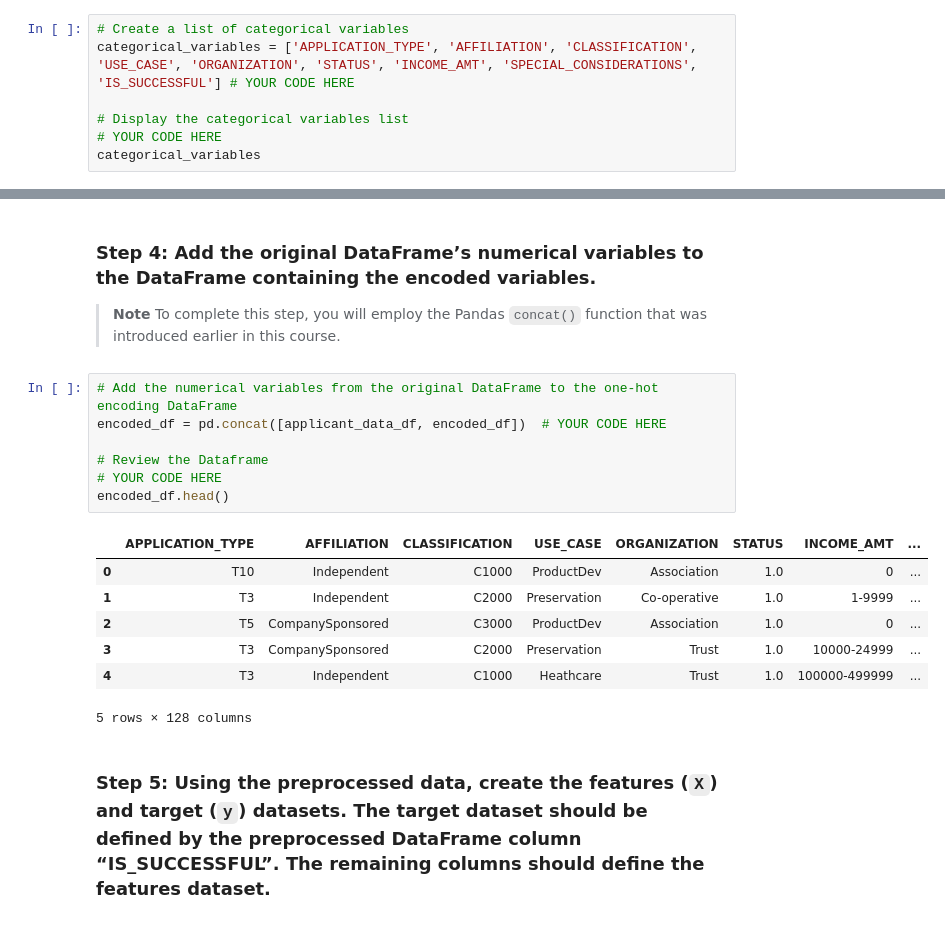
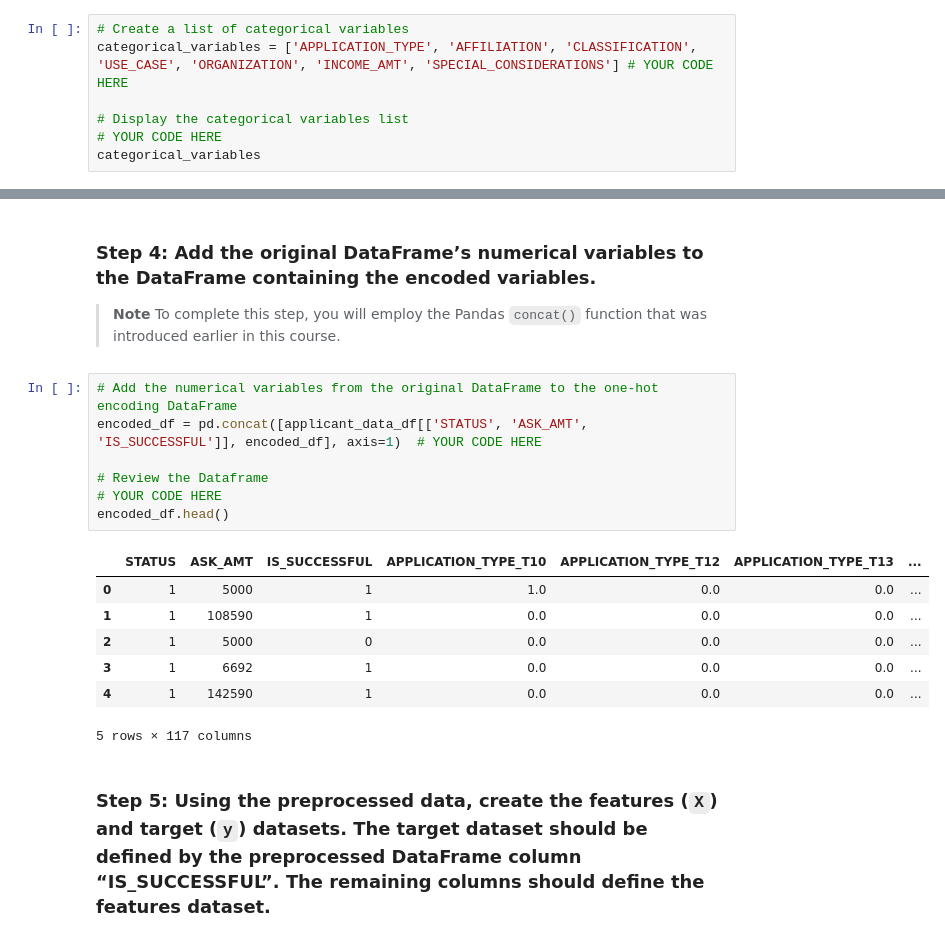
Before and after one commit to amirctech/Module-13-Homework, a Jupyter notebook: Starter_Code/venture_funding_with_deep_learning.ipynb, the cells around one changed output, grey strips where cells are left out. Saved outputs shown, nothing was run; the diff lists cells and outputs as text.

```diff
--- a/Starter_Code/venture_funding_with_deep_learning.ipynb
+++ b/Starter_Code/venture_funding_with_deep_learning.ipynb
@@ -147,7 +147,7 @@ applicant_data_df.head()
 ### Step 3: Encode the dataset’s categorical variables using `OneHotEncoder`, and then place the encoded variables into a new DataFrame.
 # %%
 # Create a list of categorical variables
-categorical_variables = ['APPLICATION_TYPE', 'AFFILIATION', 'CLASSIFICATION', 'USE_CASE', 'ORGANIZATION', 'STATUS', 'INCOME_AMT', 'SPECIAL_CONSIDERATIONS', 'IS_SUCCESSFUL'] # YOUR CODE HERE
+categorical_variables = ['APPLICATION_TYPE', 'AFFILIATION', 'CLASSIFICATION', 'USE_CASE', 'ORGANIZATION', 'INCOME_AMT', 'SPECIAL_CONSIDERATIONS'] # YOUR CODE HERE
 
 # Display the categorical variables list
 # YOUR CODE HERE
@@ -193,19 +197,19 @@ encoded_df.head()
 > **Note** To complete this step, you will employ the Pandas `concat()` function that was introduced earlier in this course.
 # %%
 # Add the numerical variables from the original DataFrame to the one-hot encoding DataFrame
-encoded_df = pd.concat([applicant_data_df, encoded_df])  # YOUR CODE HERE
+encoded_df = pd.concat([applicant_data_df[['STATUS', 'ASK_AMT', 'IS_SUCCESSFUL']], encoded_df], axis=1)  # YOUR CODE HERE
 
 # Review the Dataframe
 # YOUR CODE HERE
 encoded_df.head()
 # %% [output]
-|  | APPLICATION_TYPE | AFFILIATION | CLASSIFICATION | USE_CASE | ORGANIZATION | STATUS | INCOME_AMT | ... |
-| 0 | T10 | Independent | C1000 | ProductDev | Association | 1.0 | 0 | ... |
-| 1 | T3 | Independent | C2000 | Preservation | Co-operative | 1.0 | 1-9999 | ... |
-| 2 | T5 | CompanySponsored | C3000 | ProductDev | Association | 1.0 | 0 | ... |
-| 3 | T3 | CompanySponsored | C2000 | Preservation | Trust | 1.0 | 10000-24999 | ... |
-| 4 | T3 | Independent | C1000 | Heathcare | Trust | 1.0 | 100000-499999 | ... |
+|  | STATUS | ASK_AMT | IS_SUCCESSFUL | APPLICATION_TYPE_T10 | APPLICATION_TYPE_T12 | APPLICATION_TYPE_T13 | ... |
+| 0 | 1 | 5000 | 1 | 1.0 | 0.0 | 0.0 | ... |
+| 1 | 1 | 108590 | 1 | 0.0 | 0.0 | 0.0 | ... |
+| 2 | 1 | 5000 | 0 | 0.0 | 0.0 | 0.0 | ... |
+| 3 | 1 | 6692 | 1 | 0.0 | 0.0 | 0.0 | ... |
+| 4 | 1 | 142590 | 1 | 0.0 | 0.0 | 0.0 | ... |
-5 rows × 128 columns
+5 rows × 117 columns
 # %% [markdown]
 ### Step 5: Using the preprocessed data, create the features (`X`) and target (`y`) datasets. The target dataset should be defined by the preprocessed DataFrame column “IS_SUCCESSFUL”. The remaining columns should define the features dataset.
 # %%
```
Also changed, not shown: parts of 27 cells of this notebook.
